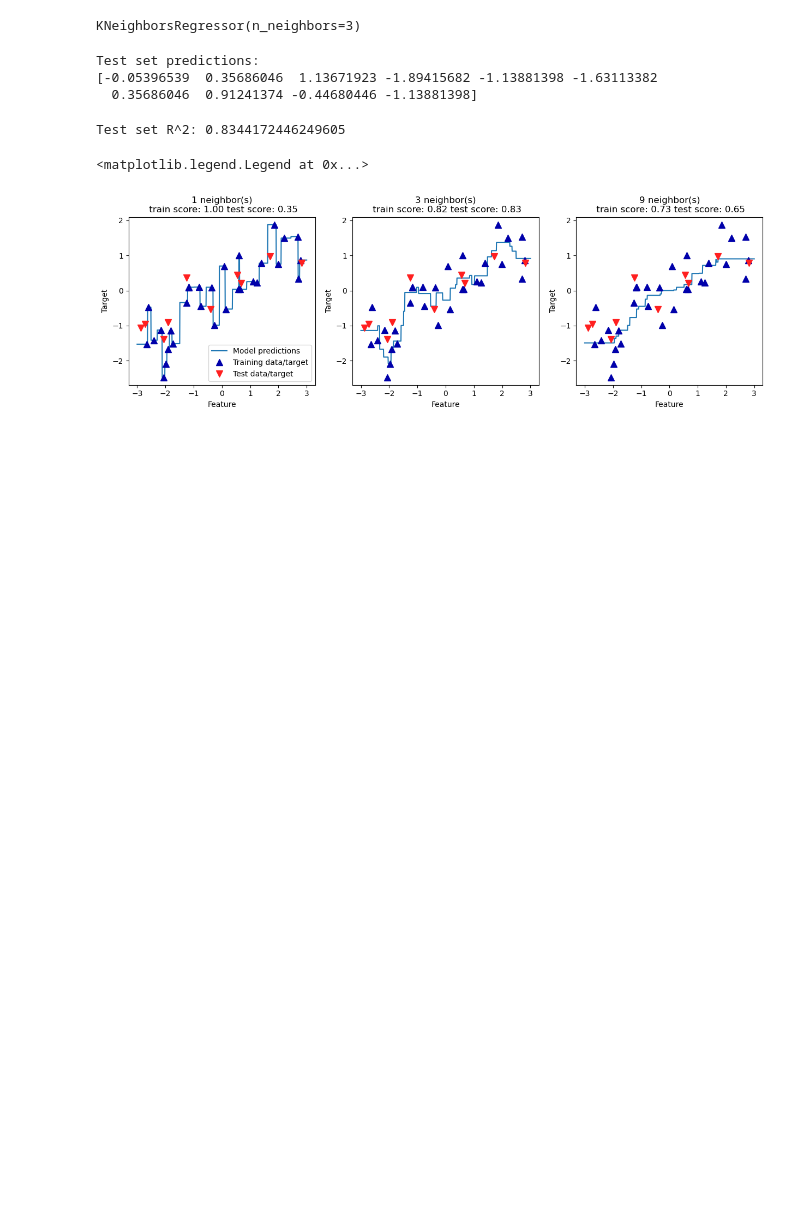
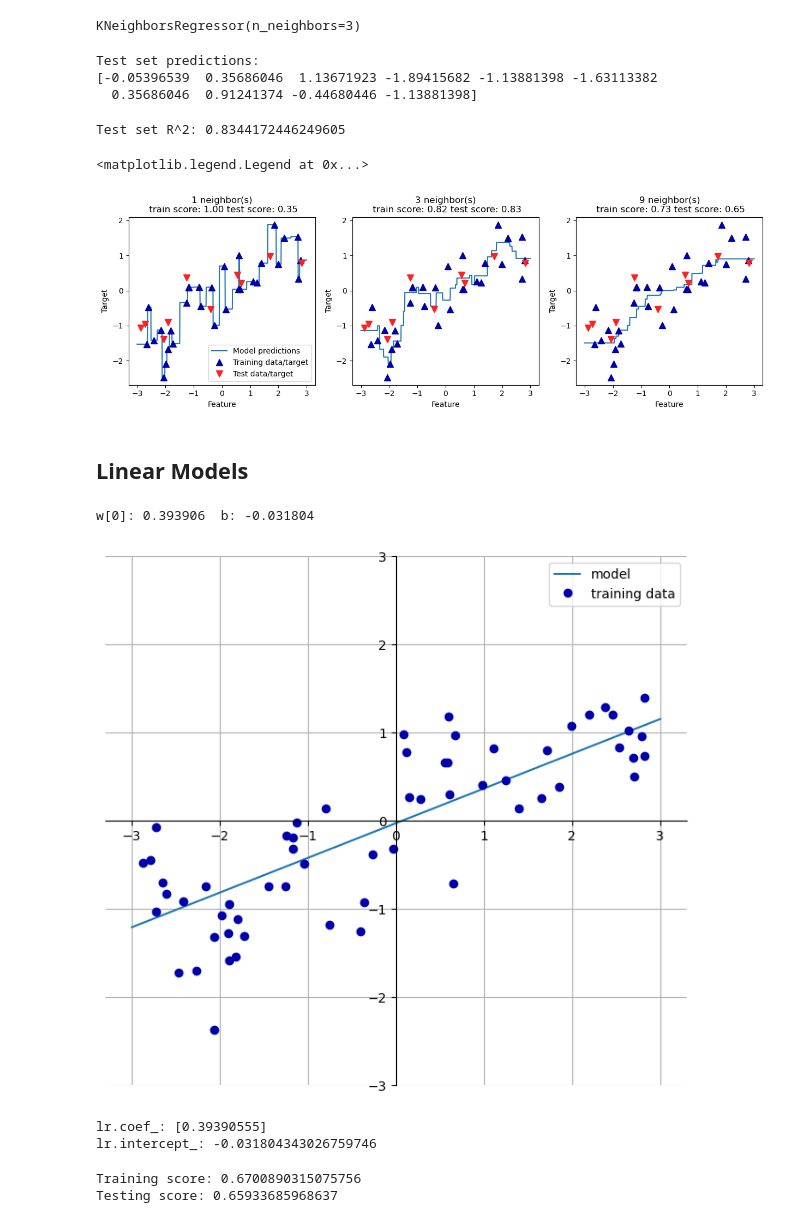
Before and after one commit to hemanthkotaprolu/Introduction-to-Machine-Learning-with-Python, a Jupyter notebook: chapter_2.ipynb, the cells around one changed output. Saved outputs shown, nothing was run; the diff lists cells and outputs as text; code cells hidden in the pictures; blank space fills up the shorter version.

```diff
--- a/chapter_2.ipynb
+++ b/chapter_2.ipynb
@@ -254,3 +255,10 @@ axes[0].legend(["Model predictions", "Training data/target", "Test data/target"]
 # %% [output]
 <matplotlib.legend.Legend at 0x...>
 [figure]
+# %% [markdown]
+## Linear Models
+# %%
+mglearn.plots.plot_linear_regression_wave()
+# %% [output]
+w[0]: 0.393906  b: -0.031804
+[figure, added]
@@ -256,0 +272,12 @@ axes[0].legend(["Model predictions", "Training data/target", "Test data/target"]
+# %%
+print("lr.coef_: {}".format(lr.coef_))
+print("lr.intercept_: {}".format(lr.intercept_))
+# %% [output]
+lr.coef_: [0.39390555]
+lr.intercept_: -0.031804343026759746
+# %%
+print("Training score: {}".format(lr.score(X_train, y_train)))
+print("Testing score: {}".format(lr.score(X_test, y_test)))
+# %% [output]
+Training score: 0.6700890315075756
+Testing score: 0.65933685968637
```
Also changed, not shown: parts of 21 cells of this notebook.
